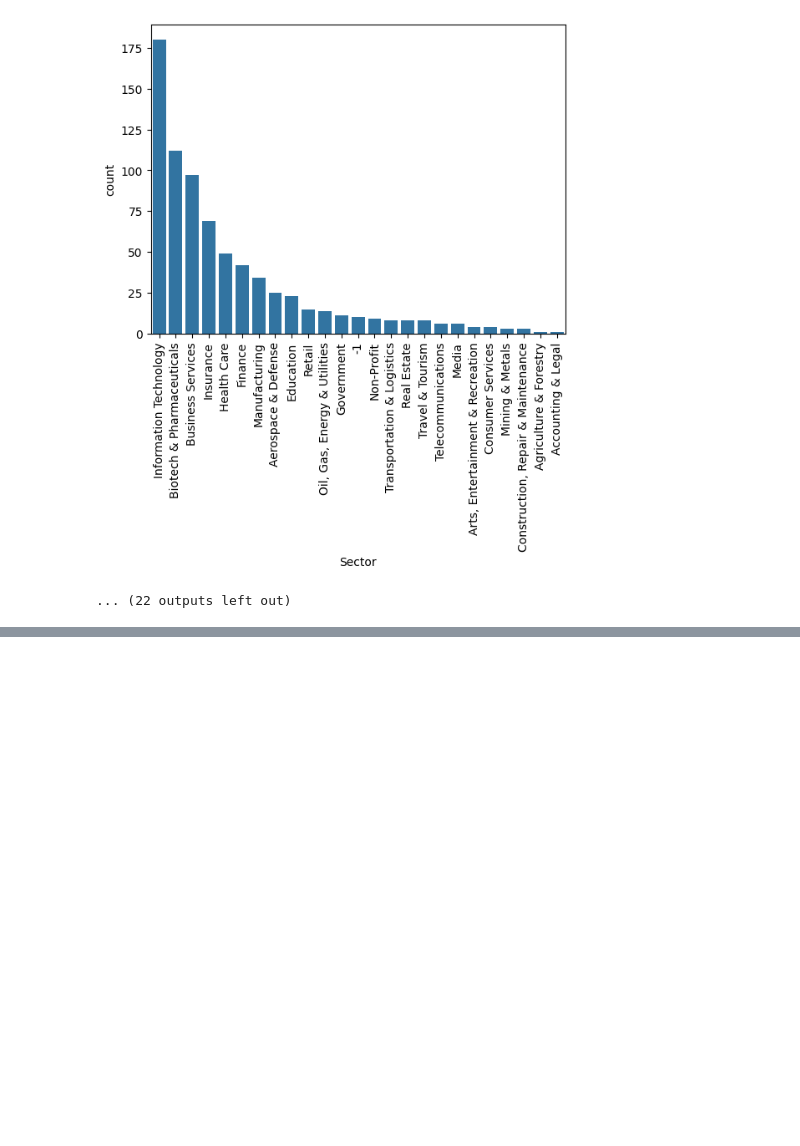
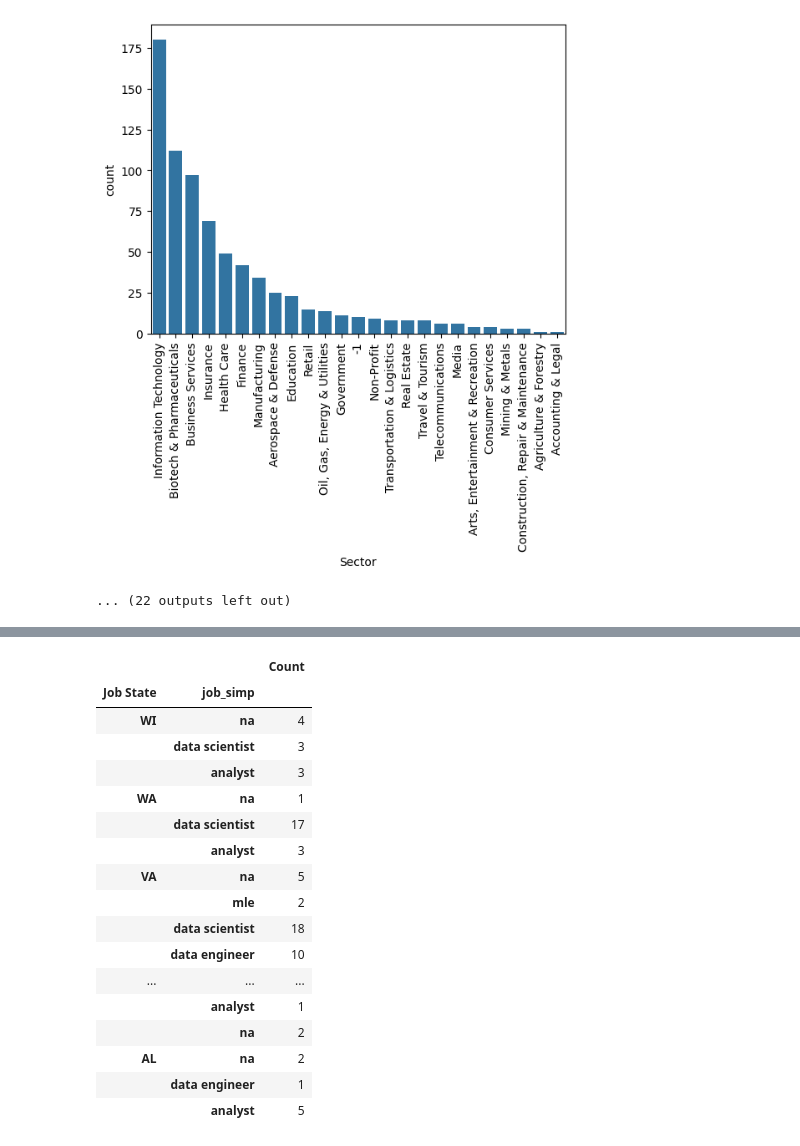
Before and after one commit to sah1awy/DataScience_Salary, a Jupyter notebook: EDA.ipynb, the cells around one changed output, grey strips where cells are left out. Drawn from its saved outputs; the diff is of its cells as text; code cells hidden in the pictures; blank space fills up the shorter version.

```diff
--- a/EDA.ipynb
+++ b/EDA.ipynb
@@ -275,0 +329,24 @@ graph for Company txt total = 20
+# %%
+pd.set_option("display.max_rows",None)
+# %%
+df.pivot_table(index=["Job State","job_simp"],values='Avg Salary',aggfunc='count',).sort_values(by="Job State",ascending=False).\
+rename({"Avg Salary":"Count"},axis=1)
+# %% [output]
+|  |  | Count |
+| Job State | job_simp |  |
+| WI | na | 4 |
+|  | data scientist | 3 |
+|  | analyst | 3 |
+| WA | na | 1 |
+|  | data scientist | 17 |
+|  | analyst | 3 |
+| VA | na | 5 |
+|  | mle | 2 |
+|  | data scientist | 18 |
+|  | data engineer | 10 |
+| ... | ... | ... |
+|  | analyst | 1 |
+|  | na | 2 |
+| AL | na | 2 |
+|  | data engineer | 1 |
+|  | analyst | 5 |
```
Also changed, not shown: parts of 14 cells of this notebook.
